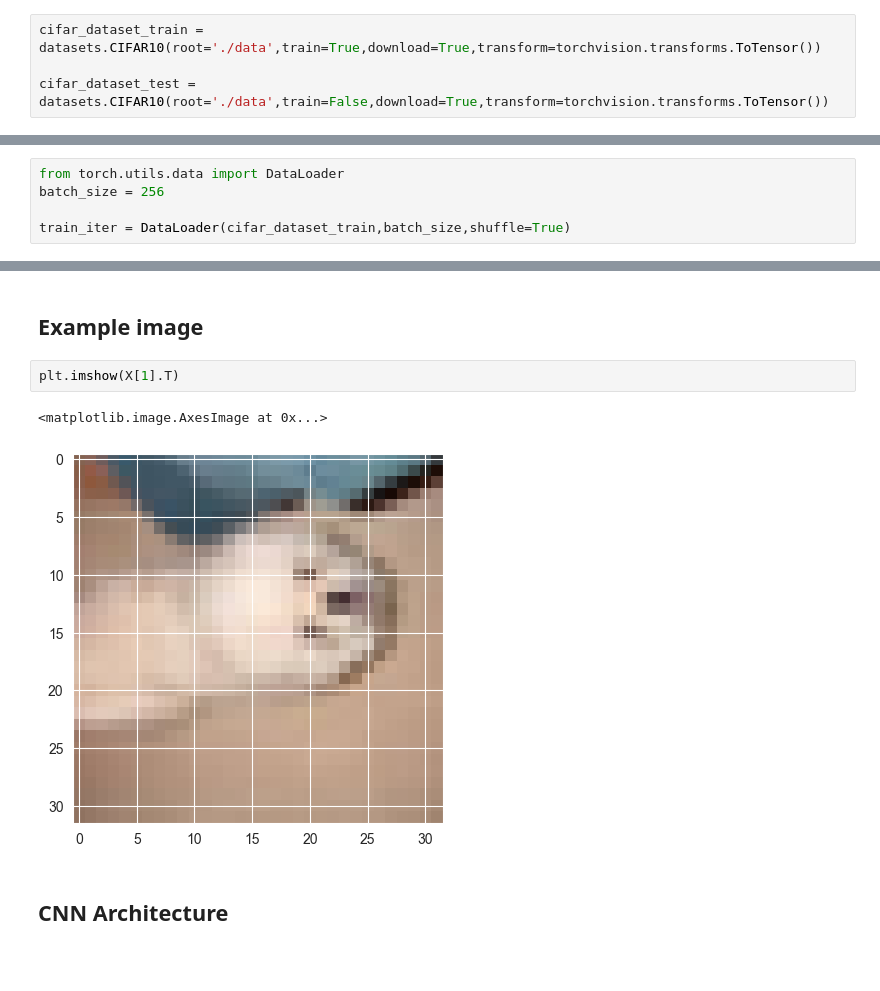
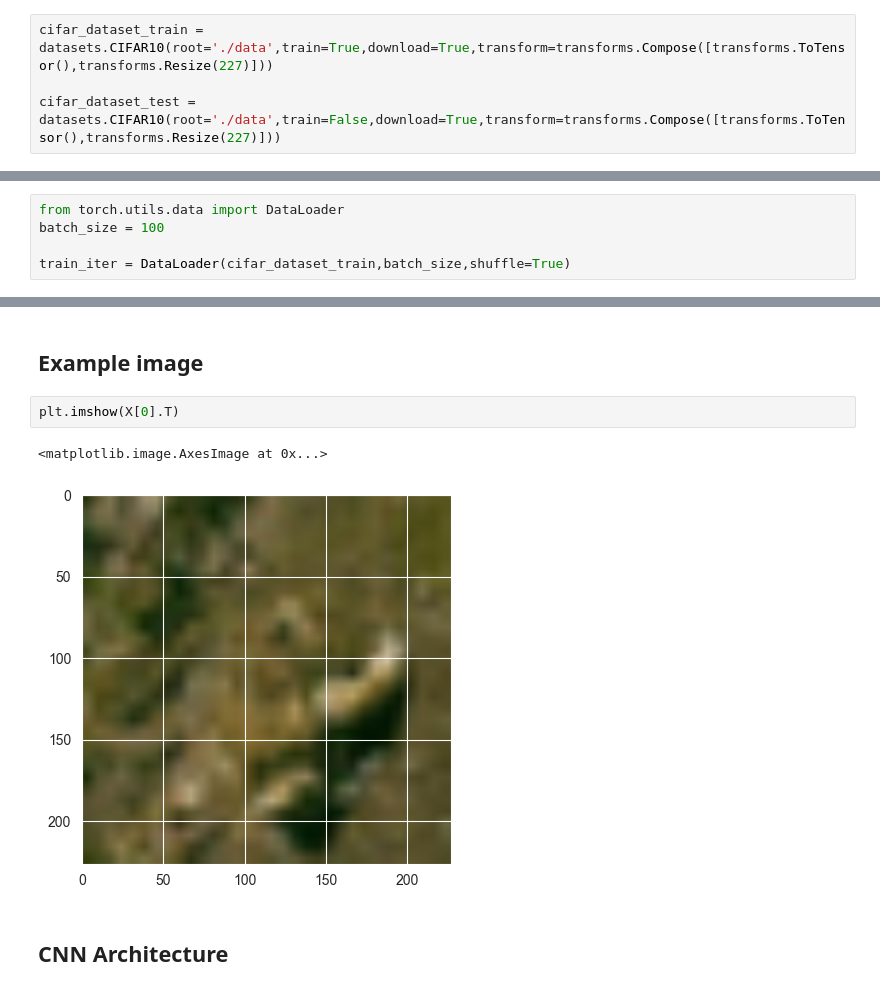
Before and after one commit to IfedayoAkinsuli/Convolutional_Neural_Networks, a Jupyter notebook: NNDL_Assignment.ipynb, the cells around one changed output, grey strips where cells are left out. Saved outputs shown, nothing was run; the diff lists cells and outputs as text; blank space fills up the shorter version.

```diff
--- a/NNDL_Assignment.ipynb
+++ b/NNDL_Assignment.ipynb
@@ -12,9 +12,9 @@ import seaborn as sns
 # %% [markdown]
 ## Loading the Datasets
 # %%
-cifar_dataset_train = datasets.CIFAR10(root='./data',train=True,download=True,transform=torchvision.transforms.ToTensor())
+cifar_dataset_train = datasets.CIFAR10(root='./data',train=True,download=True,transform=transforms.Compose([transforms.ToTensor(),transforms.Resize(227)]))
 
-cifar_dataset_test = datasets.CIFAR10(root='./data',train=False,download=True,transform=torchvision.transforms.ToTensor())
+cifar_dataset_test = datasets.CIFAR10(root='./data',train=False,download=True,transform=transforms.Compose([transforms.ToTensor(),transforms.Resize(227)]))
 # %% [output]
 Files already downloaded and verified
 Files already downloaded and verified
@@ -22,7 +22,7 @@ Files already downloaded and verified
 ## Creating the training dataset
 # %%
 from torch.utils.data import DataLoader
-batch_size = 256
+batch_size = 100
 
 train_iter = DataLoader(cifar_dataset_train,batch_size,shuffle=True)
 # %%
@@ -54,10 +48,10 @@ The output labels are as follows tensor([4, 5, 2, 5, 4, 6, 6, 0, 2, 7, 2, 0, 0,
 # %% [markdown]
 ## Example image
 # %%
-plt.imshow(X[1].T)
+plt.imshow(X[0].T)
 # %% [output]
 <matplotlib.image.AxesImage at 0x...>
-[figure, old version]
+[figure, new version]
 # %% [markdown]
 ## CNN Architecture
 # %%
```
Also changed, not shown: parts of 12 cells of this notebook.
